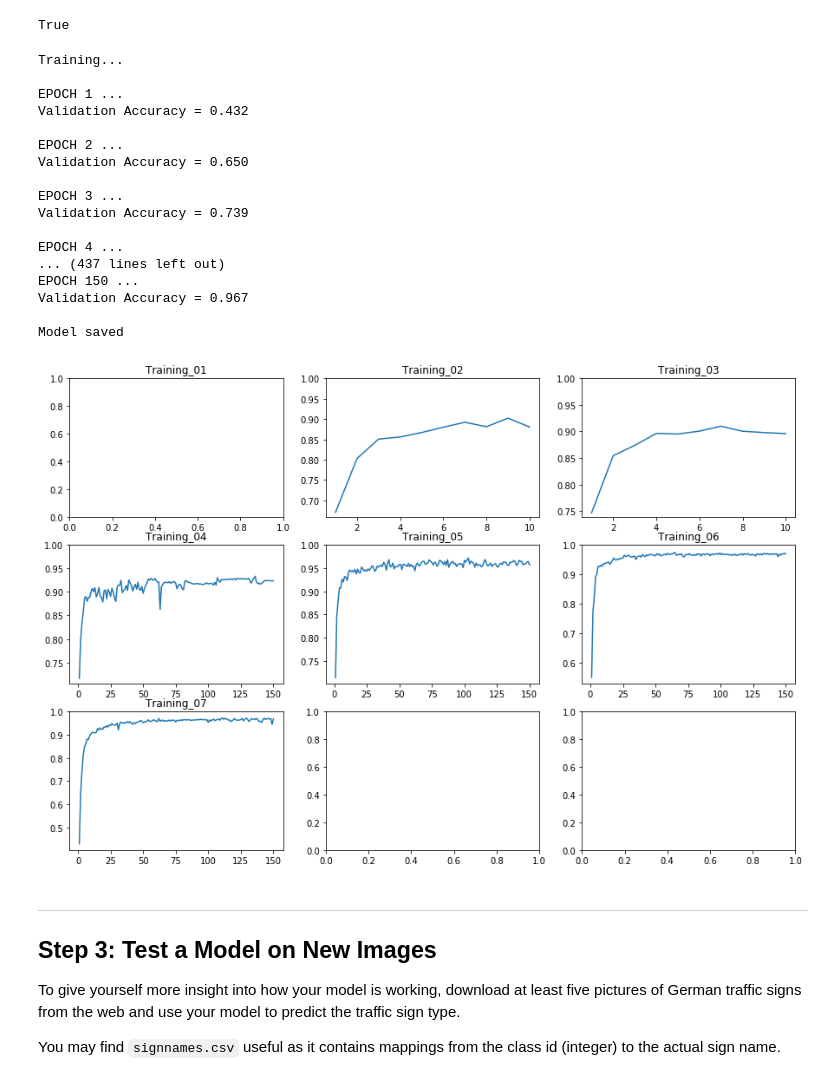
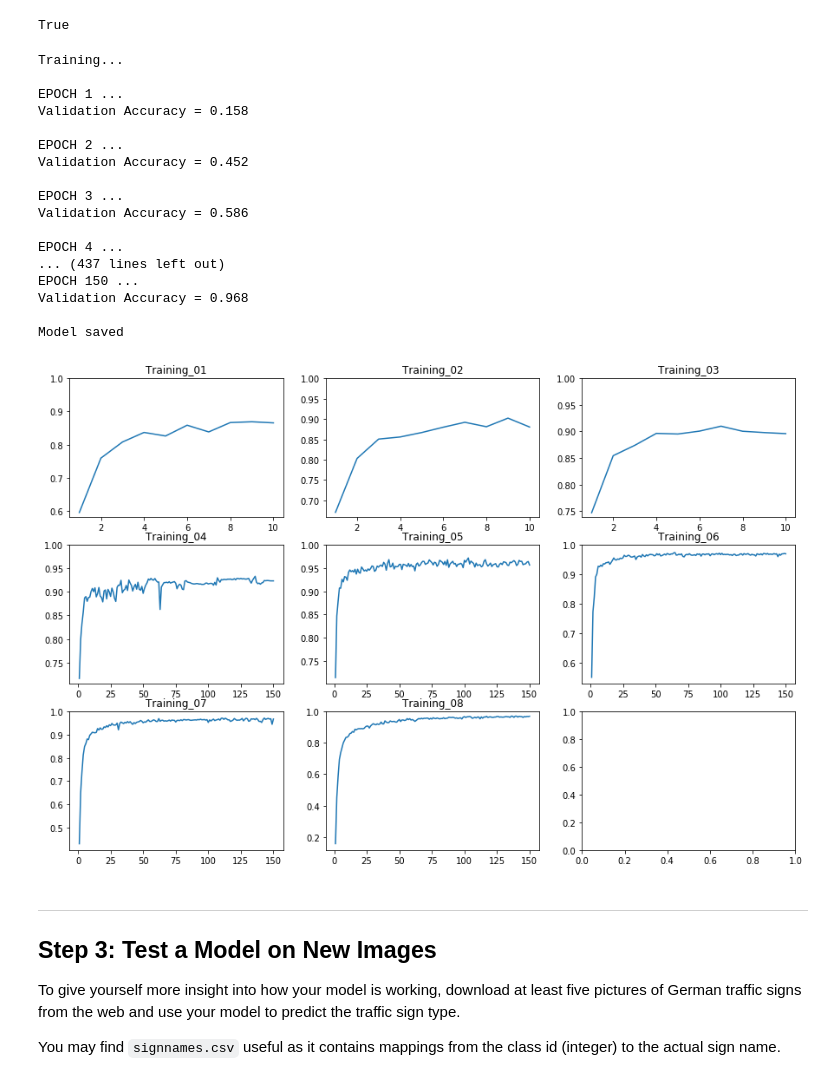
Before and after one commit to heikoschmidt1187/CarND-Traffic-Sign-Classifier-Project, a Jupyter notebook: Traffic_Sign_Classifier.ipynb, the cells around one changed output. Drawn from its saved outputs; the diff is of its cells as text; code cells hidden in the pictures.

```diff
--- a/Traffic_Sign_Classifier.ipynb
+++ b/Traffic_Sign_Classifier.ipynb
@@ -359,7 +359,7 @@ with tf.Session(config=tf.ConfigProto(log_device_placement=True)) as sess:
         # save data for writeup
         training_results[0].append(i + 1)
         training_results[1].append(validation_accuracy)
-        pickle.dump(training_results, open("./training/Training_07.p", "wb"))
+        pickle.dump(training_results, open("./training/Training_08.p", "wb"))
 
     saver.save(sess, './lenet')
     print('Model saved')
@@ -367,18 +367,18 @@ with tf.Session(config=tf.ConfigProto(log_device_placement=True)) as sess:
 Training...
 
 EPOCH 1 ...
-Validation Accuracy = 0.432
+Validation Accuracy = 0.158
 
 EPOCH 2 ...
-Validation Accuracy = 0.650
+Validation Accuracy = 0.452
 
 EPOCH 3 ...
-Validation Accuracy = 0.739
+Validation Accuracy = 0.586
 
 EPOCH 4 ...
 ... (437 lines left out)
 EPOCH 150 ...
-Validation Accuracy = 0.967
+Validation Accuracy = 0.968
 
 Model saved
 # %%
@@ -387,34 +387,39 @@ training_02 = pickle.load(open("./training/Training_02.p", "rb"))
 training_03 = pickle.load(open("./training/Training_03.p", "rb"))
 training_04 = pickle.load(open("./training/Training_04.p", "rb"))
 training_05 = pickle.load(open("./training/Training_05.p", "rb"))
 training_06 = pickle.load(open("./training/Training_06.p", "rb"))
 training_07 = pickle.load(open("./training/Training_07.p", "rb"))
+training_08 = pickle.load(open("./training/Training_08.p", "rb"))
 
 fig, ((ax1, ax2, ax3), (ax4, ax5, ax6), (ax7, ax8, ax9)) = plt.subplots(3, 3, figsize=(15,10))
+ax1.plot(training_01[0], training_01[1])
 ax1.set_title("Training_01")
 ax1.axis(ymax = 1.0)
 ax2.plot(training_02[0], training_02[1])
 ax2.set_title("Training_02")
 ax2.axis(ymax = 1.0)
 ax3.plot(training_03[0], training_03[1])
 ax3.set_title("Training_03")
 ax3.axis(ymax = 1.0)
 ax4.plot(training_04[0], training_04[1])
 ax4.set_title("Training_04")
 ax4.axis(ymax = 1.0)
 ax5.plot(training_05[0], training_05[1])
 ax5.set_title("Training_05")
 ax5.axis(ymax = 1.0)
 ax6.plot(training_06[0], training_06[1])
 ax6.set_title("Training_06")
 ax6.axis(ymax = 1.0)
 ax7.plot(training_07[0], training_07[1])
 ax7.set_title("Training_07")
 ax7.axis(ymax = 1.0)
+ax8.plot(training_08[0], training_08[1])
+ax8.set_title("Training_08")
+ax8.axis(ymax = 1.0)
 
 plt.show()
 # %% [output]
-[figure, old version]
+[figure, new version]
 # %% [markdown]
 ---
 
```
Also changed, not shown: parts of 2 cells of this notebook, 4 other files.
